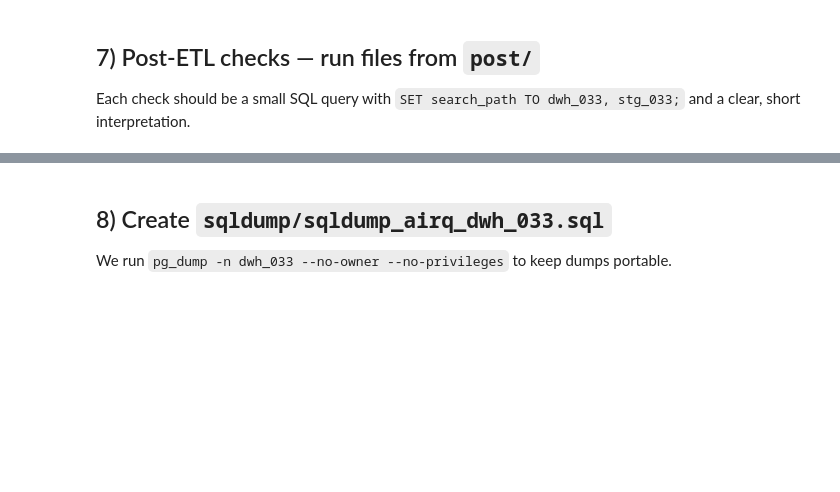
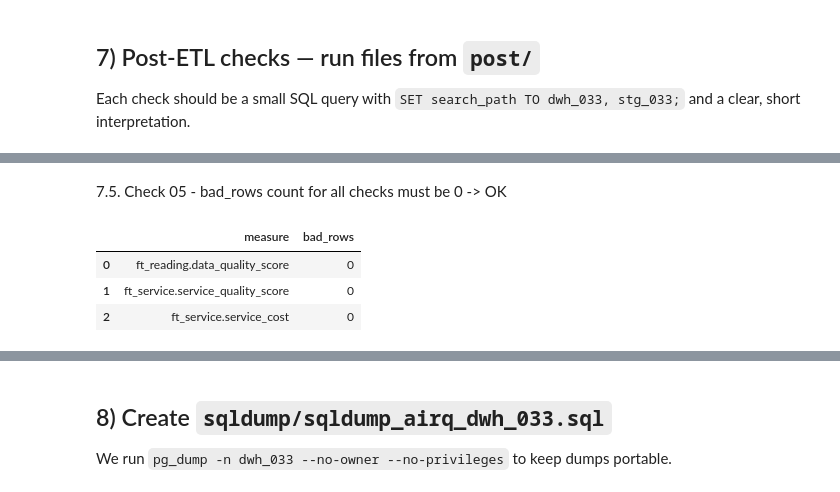
Before and after one commit to 0Pr1me/BI-Assignment, a Jupyter notebook: DWH1_033/AirQ_Part1_033.ipynb, the cells around one changed output, grey strips where cells are left out. Cells and saved outputs as stored; diff of their text form; code cells hidden in the pictures; blank space fills up the shorter version.

```diff
--- a/DWH1_033/AirQ_Part1_033.ipynb
+++ b/DWH1_033/AirQ_Part1_033.ipynb
@@ -367,0 +412,11 @@ display(df)
+# %% [markdown]
+7.5. Check 05 - bad_rows count for all checks must be 0 -> OK
+# %%
+# Check 2 — example
+df = run_sqlscript("post/a1_check_05_measure_ranges.sql", engine=engine, progress=VERBOSE_SQL)
+display(df)
+# %% [output]
+|  | measure | bad_rows |
+| 0 | ft_reading.data_quality_score | 0 |
+| 1 | ft_service.service_quality_score | 0 |
+| 2 | ft_service.service_cost | 0 |
```
Also changed, not shown: parts of 16 cells of this notebook, 38 other files.
